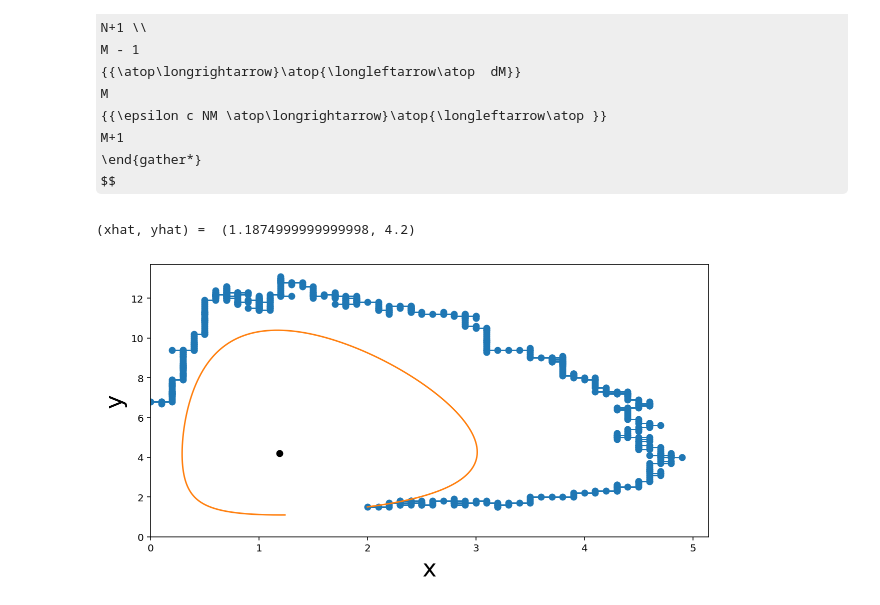
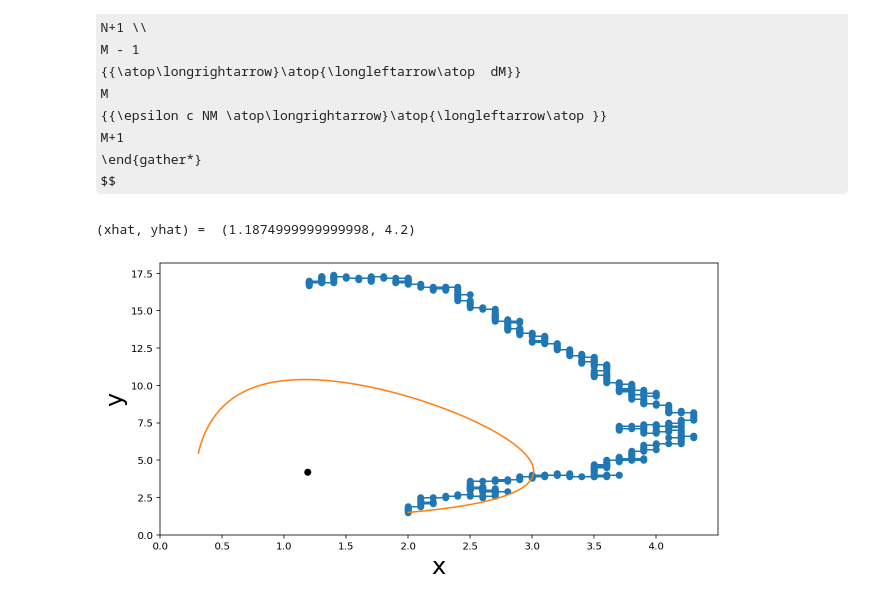
Before and after one commit to newby-jay/MATH371-Winter2020-JupyterNotebooks, a Jupyter notebook: Week 4 - birth death systems.ipynb, the cells around one changed output. Drawn from its saved outputs; the diff is of its cells as text; code cells hidden in the pictures; some formulas as TeX source.

```diff
--- a/Week 4 - birth death systems.ipynb
+++ b/Week 4 - birth death systems.ipynb
@@ -40,7 +40,7 @@ x0 = 2.
 y0 = 1.5
 n0 = int(x0/epsilon)
 m0 = int(y0/epsilon)
-Nsteps = 1000
+Nsteps = 500
 def stochastic_pp(a, b, c, d, epsilon, n0, m0, Nsteps):
     N = zeros(Nsteps)
     N[0] = n0
@@ -85,31 +85,31 @@ def pp_ode(a, b, c, d, x0, y0, Tmax): # change `Nsteps` to alter
     y = zeros(Nsteps)
     x[0] = x0 # store the initial condition
     y[0] = y0
     def f_pp(x, y): # the ligistic growth RHS function
         dxdt = a*x - b*x*y
         dydt = c*x*y - d*y
         return array([dxdt, dydt])
     ####### The simulation loop #########
     for n in arange(1, Nsteps): # loop from n=1 up to n=Nsteps-1
         dx, dy = f_pp(x[n-1], y[n-1])
         x[n] = x[n-1] + Delta_t*dx
         y[n] = y[n-1] + Delta_t*dy
     t = Delta_t*arange(Nsteps)
     return t, x, y
 
 figure(1, [10, 5])
 
 T, N, M = stochastic_pp(a, b, c, d, epsilon, n0, m0, Nsteps)
 
 Tode, Xode, Yode = pp_ode(a, b, c, d, x0, y0, 2*T[-1])
 
 plot(epsilon*N, epsilon*M, '-o')
 plot(Xode, Yode)
 plot(xhat, yhat, 'ok')
 xlim(0, None)
 ylim(0, None)
 xlabel('x', fontsize=24)
 ylabel('y', fontsize=24);
 # %% [output]
 (xhat, yhat) =  (1.1874999999999998, 4.2)
-[figure, old version]
+[figure, new version]
```
Also changed, not shown: parts of 2 cells of this notebook, 1 other file.
